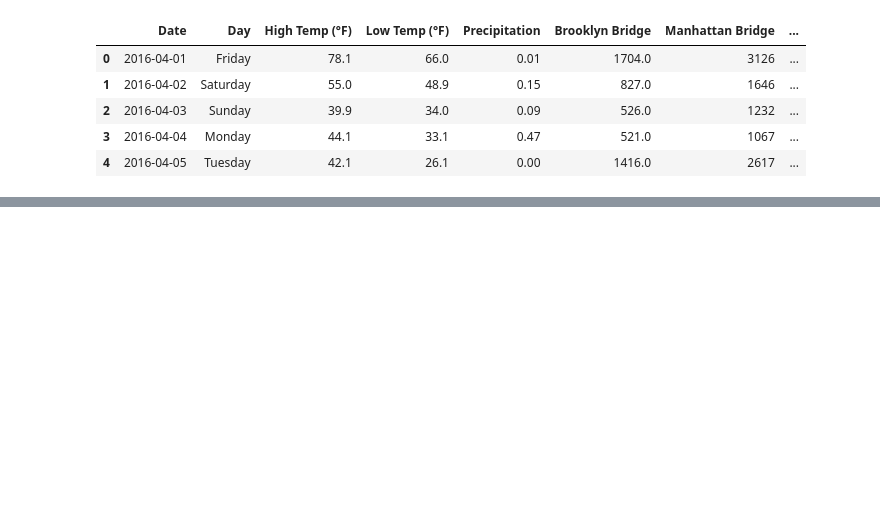
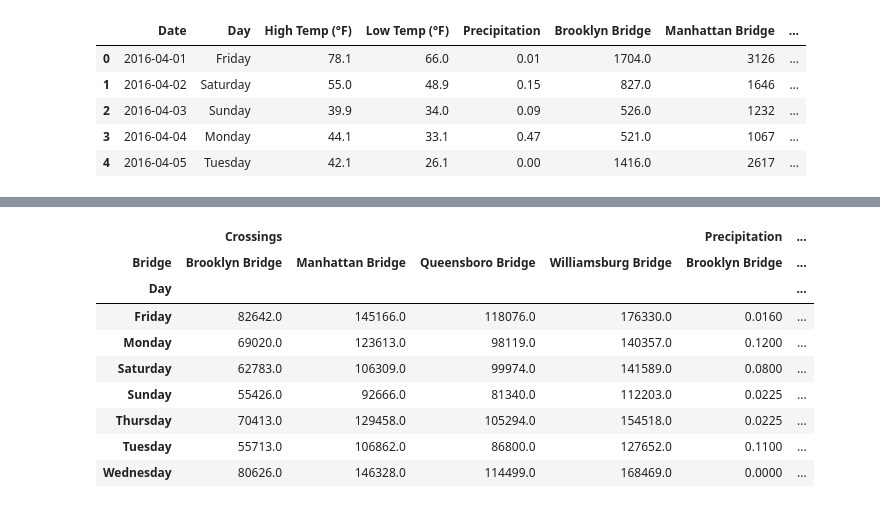
Before and after one commit to jmillerbrooks/Pivot-Tables-With-NYC-Bikes, a Jupyter notebook: blog.ipynb, the cells around one changed output, grey strips where cells are left out. Saved outputs shown, nothing was run; the diff lists cells and outputs as text; code cells hidden in the pictures; blank space fills up the shorter version.

```diff
--- a/blog.ipynb
+++ b/blog.ipynb
@@ -47,0 +123,15 @@ df.pivot_table(index='Date')
+# %%
+bikes.pivot_table(index='Day', columns='Bridge',
+                   aggfunc={'Crossings':'sum',
+                             'Precipitation':'mean'})
+# %% [output]
+|  | Crossings |  |  |  | Precipitation | ... |
+| Bridge | Brooklyn Bridge | Manhattan Bridge | Queensboro Bridge | Williamsburg Bridge | Brooklyn Bridge | ... |
+| Day |  |  |  |  |  | ... |
+| Friday | 82642.0 | 145166.0 | 118076.0 | 176330.0 | 0.0160 | ... |
+| Monday | 69020.0 | 123613.0 | 98119.0 | 140357.0 | 0.1200 | ... |
+| Saturday | 62783.0 | 106309.0 | 99974.0 | 141589.0 | 0.0800 | ... |
+| Sunday | 55426.0 | 92666.0 | 81340.0 | 112203.0 | 0.0225 | ... |
+| Thursday | 70413.0 | 129458.0 | 105294.0 | 154518.0 | 0.0225 | ... |
+| Tuesday | 55713.0 | 106862.0 | 86800.0 | 127652.0 | 0.1100 | ... |
+| Wednesday | 80626.0 | 146328.0 | 114499.0 | 168469.0 | 0.0000 | ... |
```
Also changed, not shown: parts of 9 cells of this notebook.
